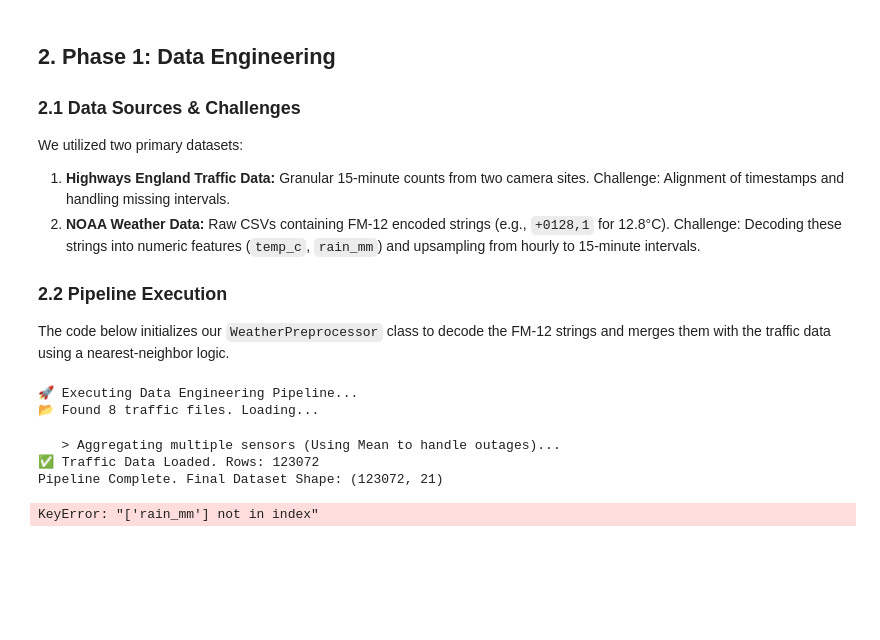
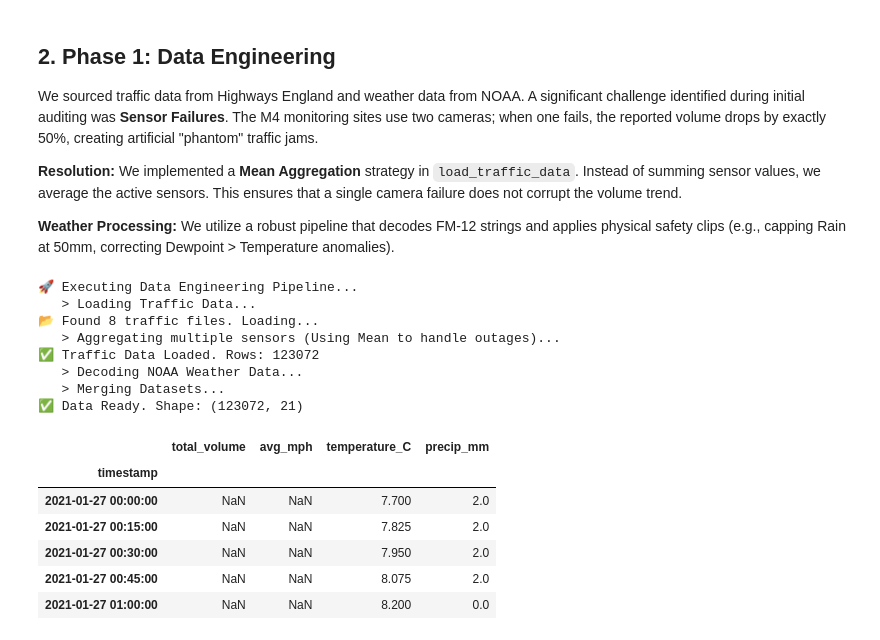
Before and after one commit to Yass149/M4-Traffic-Flo-Prediction, a Jupyter notebook: 02_CSMAD_CW2.ipynb, the cells around one changed output. Drawn from its saved outputs; the diff is of its cells as text; code cells hidden in the pictures; blank space fills up the shorter version.

```diff
--- a/02_CSMAD_CW2.ipynb
+++ b/02_CSMAD_CW2.ipynb
@@ -44,34 +61,48 @@ ImportError: cannot import name 'HoltWintersModel' from 'modules.timeseries' (/U
 # %% [markdown]
 ## 2. Phase 1: Data Engineering
-### 2.1 Data Sources & Challenges
-We utilized two primary datasets:
-1.  **Highways England Traffic Data:** Granular 15-minute counts from two camera sites. Challenge: Alignment of timestamps and handling missing intervals.
-2.  **NOAA Weather Data:** Raw CSVs containing FM-12 encoded strings (e.g., `+0128,1` for 12.8°C). Challenge: Decoding these strings into numeric features (`temp_c`, `rain_mm`) and upsampling from hourly to 15-minute intervals.
+We sourced traffic data from Highways England and weather data from NOAA. A significant challenge identified during initial auditing was **Sensor Failures**. The M4 monitoring sites use two cameras; when one fails, the reported volume drops by exactly 50%, creating artificial "phantom" traffic jams.
 
-### 2.2 Pipeline Execution
-The code below initializes our `WeatherPreprocessor` class to decode the FM-12 strings and merges them with the traffic data using a nearest-neighbor logic.
+**Resolution:**
+We implemented a **Mean Aggregation** strategy in `load_traffic_data`. Instead of summing sensor values, we average the active sensors. This ensures that a single camera failure does not corrupt the volume trend.
+
+**Weather Processing:**
+We utilize a robust pipeline that decodes FM-12 strings and applies physical safety clips (e.g., capping Rain at 50mm, correcting Dewpoint > Temperature anomalies).
 # %%
+# =============================================================================
+# CELL 2: DATA ENGINEERING PIPELINE
+# =============================================================================
 print("🚀 Executing Data Engineering Pipeline...")
 
-# 1. Load Traffic Data
-# Aggregates sites 19078 & 19124 into a single flow
+# 1. Load Traffic (Using Robust Mean Aggregation)
+print("   > Loading Traffic Data...")
 traffic_df = load_traffic_data('data/traffic')
 
-# 2. Process Weather Data (Amir's Logic)
-# Decodes FM-12 strings (TMP, AA1, WND) -> Cleans Outliers -> Resamples
+# 2. Process Weather (Decoding NOAA FM-12 Strings)
+print("   > Decoding NOAA Weather Data...")
 wp = WeatherPreprocessor(weather_dir='data/weather', verbose=False)
 weather_df = wp.run()
 
 # 3. Merge Datasets
+# Aligns weather to traffic on a 15-minute grid using nearest-neighbor logic.
+print("   > Merging Datasets...")
 merged_df = process_and_merge(traffic_df, weather_df)
 
-# Validation: Display first 5 rows to prove data decoding works
-print(f"Pipeline Complete. Final Dataset Shape: {merged_df.shape}")
-display(merged_df[['total_volume', 'avg_mph', 'temperature_C', 'rain_mm', 'visibility_m']].head())
+# Validation: Display shape and first rows
+print(f"✅ Data Ready. Shape: {merged_df.shape}")
+display(merged_df[['total_volume', 'avg_mph', 'temperature_C', 'precip_mm']].head())
 # %% [output]
 🚀 Executing Data Engineering Pipeline...
+   > Loading Traffic Data...
 📂 Found 8 traffic files. Loading...
+   > Aggregating multiple sensors (Using Mean to handle outages)...
+✅ Traffic Data Loaded. Rows: 123072
+   > Decoding NOAA Weather Data...
+   > Merging Datasets...
+✅ Data Ready. Shape: (123072, 21)
-   > Aggregating multiple sensors (Using Mean to handle outages)...
-✅ Traffic Data Loaded. Rows: 123072
-Pipeline Complete. Final Dataset Shape: (123072, 21)
-KeyError: "['rain_mm'] not in index"
+|  | total_volume | avg_mph | temperature_C | precip_mm |
+| timestamp |  |  |  |  |
+| 2021-01-27 00:00:00 | NaN | NaN | 7.700 | 2.0 |
+| 2021-01-27 00:15:00 | NaN | NaN | 7.825 | 2.0 |
+| 2021-01-27 00:30:00 | NaN | NaN | 7.950 | 2.0 |
+| 2021-01-27 00:45:00 | NaN | NaN | 8.075 | 2.0 |
+| 2021-01-27 01:00:00 | NaN | NaN | 8.200 | 0.0 |
```
Also changed, not shown: parts of 17 cells of this notebook, 3 other files.
